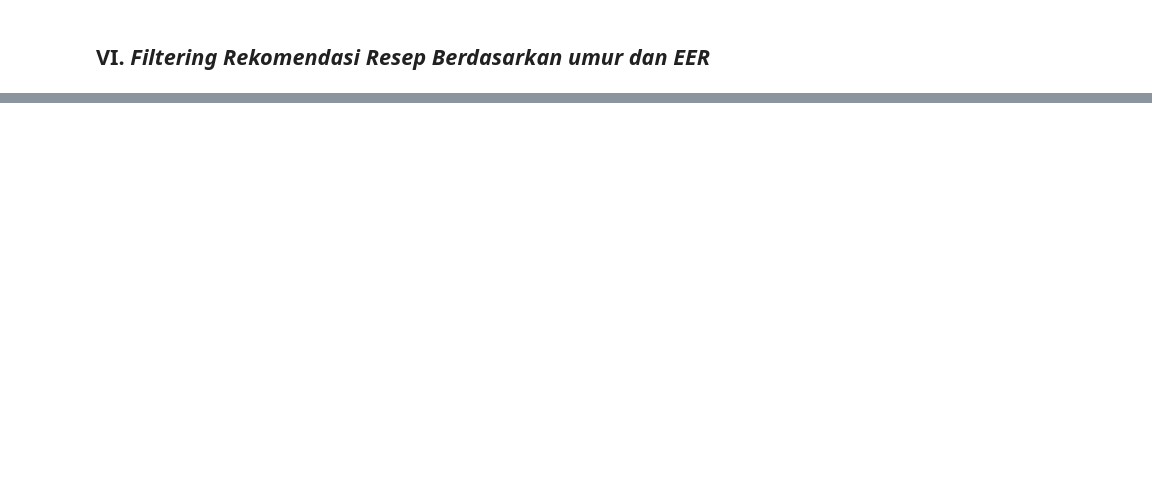
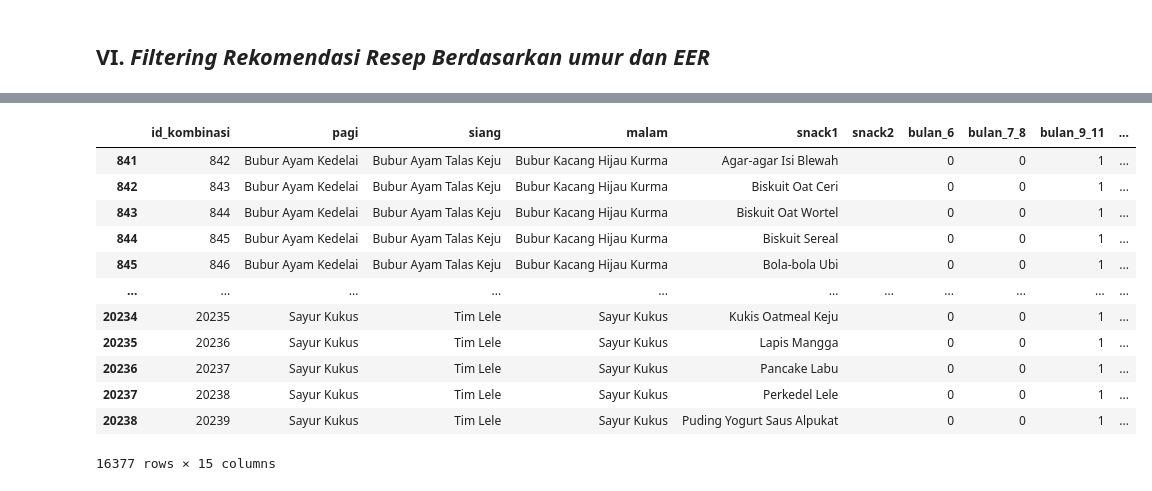
Before and after one commit to fathur666/SIMPASI, a Jupyter notebook: SIMPASI_MODEL.ipynb, the cells around one changed output, grey strips where cells are left out. Cells and saved outputs as stored; diff of their text form; code cells hidden in the pictures; blank space fills up the shorter version.

```diff
--- a/SIMPASI_MODEL.ipynb
+++ b/SIMPASI_MODEL.ipynb
@@ -805,2 +971,24 @@ rekomendasi_resep_alergi
 # %% [markdown]
 ## VI. *Filtering Rekomendasi Resep Berdasarkan umur dan EER*
+# %%
+def filter_umur(rsp,rspbln):
+  list_rsp = [a for a in rsp["rekomendasi_resep"]]
+  output = rsp.copy()
+
+  for x in list_rsp:
+    if x in rspbln:
+      print(x + " Exists")
+    else:
+      output = output[output["rekomendasi_resep"] != x]
+  return output
+# %%
+if bulan <= 6:
+  rekomendasi_nonalergen_umur = filter_umur(rekomendasi_nonalergen, resep_bulan_6)
+elif bulan in (7, 8):
+  rekomendasi_nonalergen_umur = filter_umur(rekomendasi_nonalergen, resep_bulan_7_8)
+elif bulan in (9, 10, 11):
+  rekomendasi_nonalergen_umur = filter_umur(rekomendasi_nonalergen, resep_bulan_9_11)
+else:
+  rekomendasi_nonalergen_umur = filter_umur(rekomendasi_nonalergen, resep_bulan_12_24)
+
+print(rekomendasi_nonalergen_umur)
@@ -806,0 +1015,34 @@ rekomendasi_resep_alergi
+# %%
+def filter_menu_harian(rekomend, menu, mon):
+  menu_copy = menu.copy()
+  menu_copy['menu_makanan'] = menu_copy["pagi"] + ',' + menu_copy["siang"] + ',' + menu_copy["malam"] + ',' + menu_copy["snack1"] + ',' + menu_copy["snack2"]
+  list_rekomend = [a for a in rekomend["rekomendasi_resep"]]
+
+  if mon <= 6:
+    menu_copy = menu_copy.iloc[0:15]
+  elif mon in (7, 8):
+    menu_copy = menu_copy.iloc[16:783]
+  elif mon in (9, 10, 11):
+    menu_copy = menu_copy.iloc[784:20239]
+  else:
+    menu_copy = menu_copy.iloc[20240:20383]
+
+  mask = menu_copy.menu_makanan.str.contains(search_list(list_rekomend))
+  menu_copy = menu_copy[mask]
+  return menu_copy
+
+filter_menu_harian(rekomendasi_nonalergen_umur, menu_harian, 11)
+# %% [output]
+|  | id_kombinasi | pagi | siang | malam | snack1 | snack2 | bulan_6 | bulan_7_8 | bulan_9_11 | ... |
+| 841 | 842 | Bubur Ayam Kedelai | Bubur Ayam Talas Keju | Bubur Kacang Hijau Kurma | Agar-agar Isi Blewah |  | 0 | 0 | 1 | ... |
+| 842 | 843 | Bubur Ayam Kedelai | Bubur Ayam Talas Keju | Bubur Kacang Hijau Kurma | Biskuit Oat Ceri |  | 0 | 0 | 1 | ... |
+| 843 | 844 | Bubur Ayam Kedelai | Bubur Ayam Talas Keju | Bubur Kacang Hijau Kurma | Biskuit Oat Wortel |  | 0 | 0 | 1 | ... |
+| 844 | 845 | Bubur Ayam Kedelai | Bubur Ayam Talas Keju | Bubur Kacang Hijau Kurma | Biskuit Sereal |  | 0 | 0 | 1 | ... |
+| 845 | 846 | Bubur Ayam Kedelai | Bubur Ayam Talas Keju | Bubur Kacang Hijau Kurma | Bola-bola Ubi |  | 0 | 0 | 1 | ... |
+| ... | ... | ... | ... | ... | ... | ... | ... | ... | ... | ... |
+| 20234 | 20235 | Sayur Kukus | Tim Lele | Sayur Kukus | Kukis Oatmeal Keju |  | 0 | 0 | 1 | ... |
+| 20235 | 20236 | Sayur Kukus | Tim Lele | Sayur Kukus | Lapis Mangga |  | 0 | 0 | 1 | ... |
+| 20236 | 20237 | Sayur Kukus | Tim Lele | Sayur Kukus | Pancake Labu |  | 0 | 0 | 1 | ... |
+| 20237 | 20238 | Sayur Kukus | Tim Lele | Sayur Kukus | Perkedel Lele |  | 0 | 0 | 1 | ... |
+| 20238 | 20239 | Sayur Kukus | Tim Lele | Sayur Kukus | Puding Yogurt Saus Alpukat |  | 0 | 0 | 1 | ... |
+16377 rows × 15 columns
```
Also changed, not shown: parts of 51 cells of this notebook.
